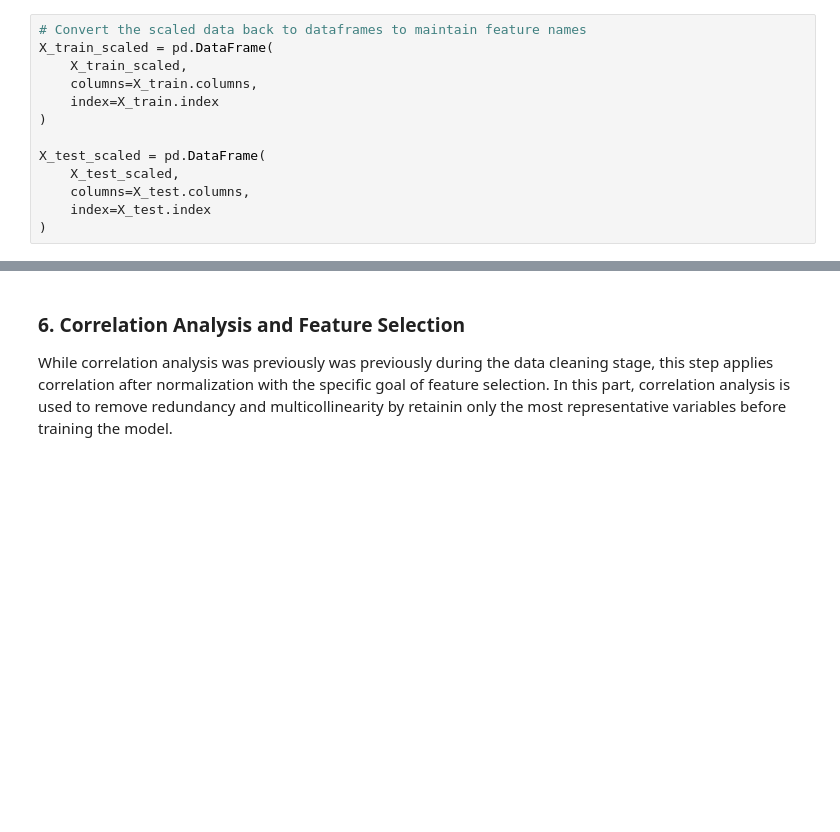
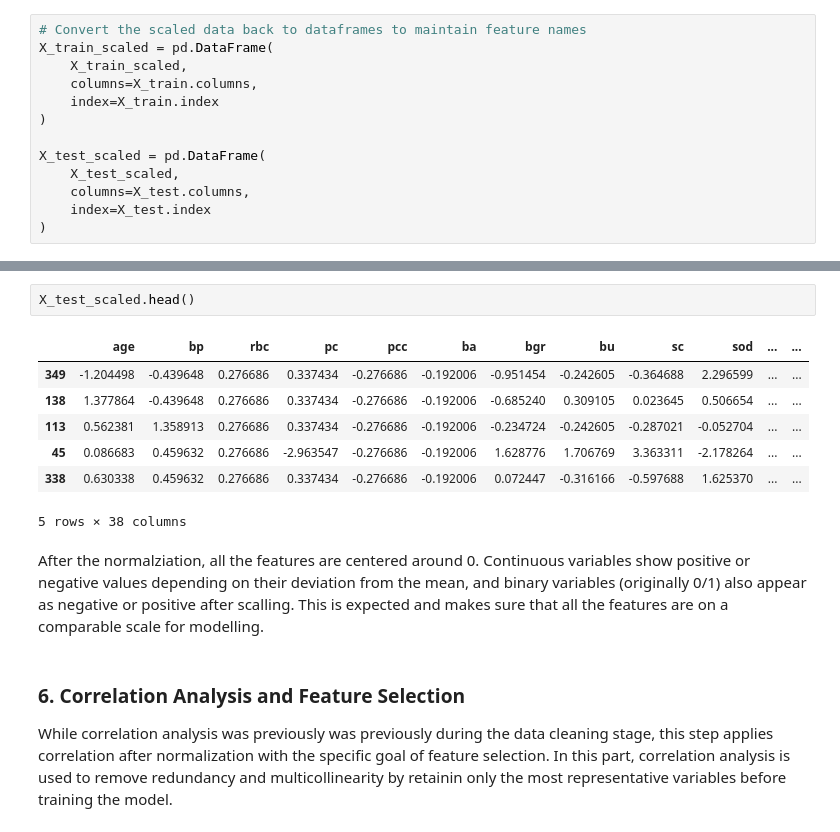
Before and after one commit to harasarahh/chronic-kidney-disease-prediction, a Jupyter notebook: GroupL_finalproject.ipynb, the cells around one changed output, grey strips where cells are left out. Drawn from its saved outputs; the diff is of its cells as text; blank space fills up the shorter version.

```diff
--- a/GroupL_finalproject.ipynb
+++ b/GroupL_finalproject.ipynb
@@ -625,3 +657,15 @@ np.int64(0)
+# %%
+X_test_scaled.head()
+# %% [output]
+|  | age | bp | rbc | pc | pcc | ba | bgr | bu | sc | sod | ... | ... |
+| 349 | -1.204498 | -0.439648 | 0.276686 | 0.337434 | -0.276686 | -0.192006 | -0.951454 | -0.242605 | -0.364688 | 2.296599 | ... | ... |
+| 138 | 1.377864 | -0.439648 | 0.276686 | 0.337434 | -0.276686 | -0.192006 | -0.685240 | 0.309105 | 0.023645 | 0.506654 | ... | ... |
+| 113 | 0.562381 | 1.358913 | 0.276686 | 0.337434 | -0.276686 | -0.192006 | -0.234724 | -0.242605 | -0.287021 | -0.052704 | ... | ... |
+| 45 | 0.086683 | 0.459632 | 0.276686 | -2.963547 | -0.276686 | -0.192006 | 1.628776 | 1.706769 | 3.363311 | -2.178264 | ... | ... |
+| 338 | 0.630338 | 0.459632 | 0.276686 | 0.337434 | -0.276686 | -0.192006 | 0.072447 | -0.316166 | -0.597688 | 1.625370 | ... | ... |
+5 rows × 38 columns
+# %% [markdown]
+After the normalziation, all the features are centered around 0. Continuous variables show positive or negative values depending on their deviation from the mean, and binary variables (originally 0/1) also appear as negative or positive after scalling. This is expected and makes sure that all the features are on a comparable scale for modelling.
 # %% [markdown]
 ### 6. Correlation Analysis and Feature Selection
 
```
Also changed, not shown: parts of 9 cells of this notebook, 2 other files.
